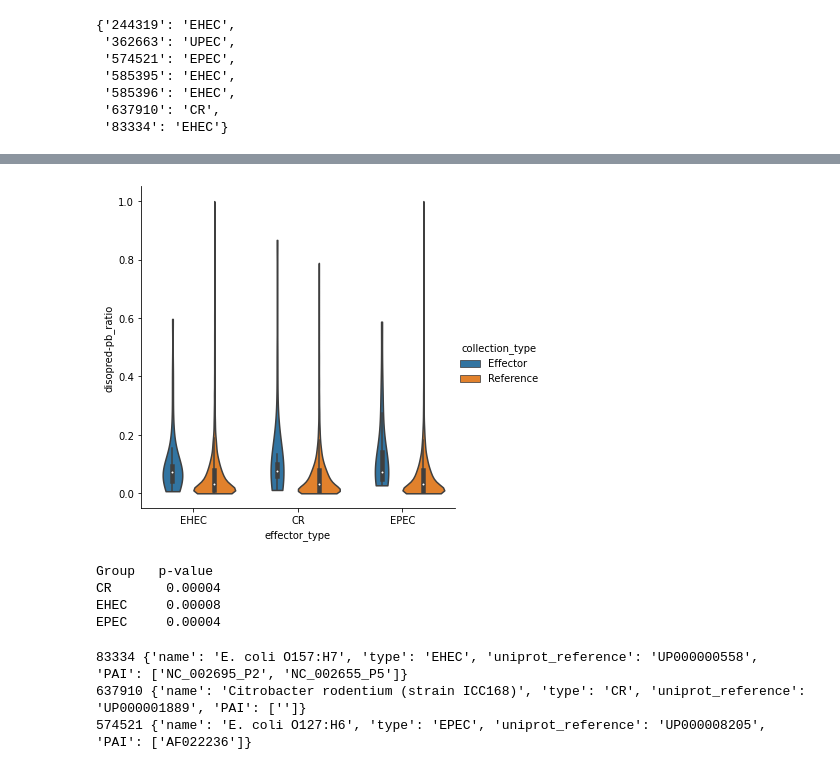
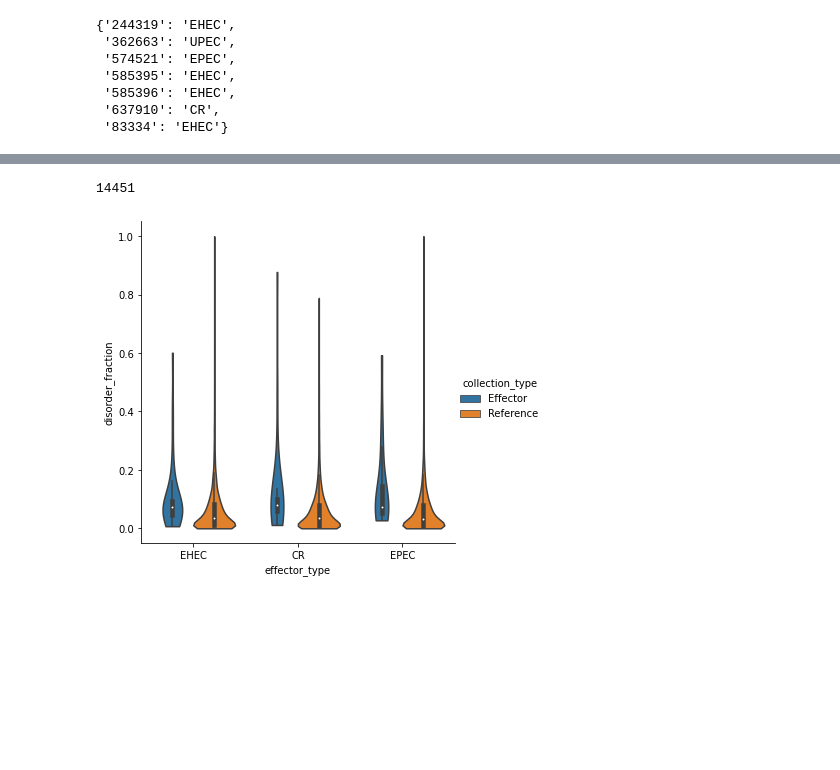
Before and after one commit to miguelarbesu/AE_pathogens, a Jupyter notebook: notebooks/disorder_pairwise_comparison_disopred.ipynb, the cells around one changed output, grey strips where cells are left out. Cells and saved outputs as stored; diff of their text form; code cells hidden in the pictures; blank space fills up the shorter version.

```diff
--- a/notebooks/disorder_pairwise_comparison_disopred.ipynb
+++ b/notebooks/disorder_pairwise_comparison_disopred.ipynb
@@ -107,18 +83,0 @@ import seaborn as sns
-# %%
-sns.catplot(
-    x='effector_type',
-    y='disopred-pb_ratio',
-    hue='collection_type',
-    data=final_df,
-    kind='violin',
-    cut=0)
-
-#x1, x2 = -0.2, 0.2   # columns 'Sat' and 'Sun' (first column: 0, see plt.xticks())
-#y, h, col = final_df['disorder_fraction'].max() + 0.05, 0.05, 'k'
-#plt.plot([x1, x1, x2, x2], [y, y+h, y+h, y], lw=1.5, c=col)
-#plt.text((x1+x2)*.5, y+(1.25*h), "0.38039", ha='center', va='bottom', color=col)
-
-plt.savefig('../figures/pairwise_disopred-pb.png',
-            dpi=300)
-# %% [output]
-[figure, removed]
@@ -127,19 +84,17 @@ from scipy.stats import mannwhitneyu
-# %%
-print('Group\tp-value')
-for gp, df in final_df.groupby('effector_type'):
-    ref = df[df['collection_type']=='Reference']['disopred-pb_ratio']
-    eff = df[df['collection_type']=='Effector']['disopred-pb_ratio']
-    stat, pval = mannwhitneyu(x=ref, y=eff, alternative='less')
-    print(gp, '\t', f'{pval:0.5f}')
-# %% [output]
-Group   p-value
-CR       0.00004
-EHEC     0.00008
-EPEC     0.00004
-# %%
-for taxon in paired_taxa:
-    print(taxon, bug_map[taxon])
-# %% [output]
-83334 {'name': 'E. coli O157:H7', 'type': 'EHEC', 'uniprot_reference': 'UP000000558', 'PAI': ['NC_002695_P2', 'NC_002655_P5']}
-637910 {'name': 'Citrobacter rodentium (strain ICC168)', 'type': 'CR', 'uniprot_reference': 'UP000001889', 'PAI': ['']}
-574521 {'name': 'E. coli O127:H6', 'type': 'EPEC', 'uniprot_reference': 'UP000008205', 'PAI': ['AF022236']}
+# %%
+len(final_df)
+# %% [output]
+14451
+# %%
+sns.catplot(
+    x='effector_type',
+    y='disorder_fraction',
+    hue='collection_type',
+    data=final_df,
+    kind='violin',
+    cut=0)
+
+plt.savefig('../figures/pairwise_disopred.png',
+            dpi=300)
+# %% [output]
+[figure, added]
```
Also changed, not shown: parts of 9 cells of this notebook, 14 other files.
